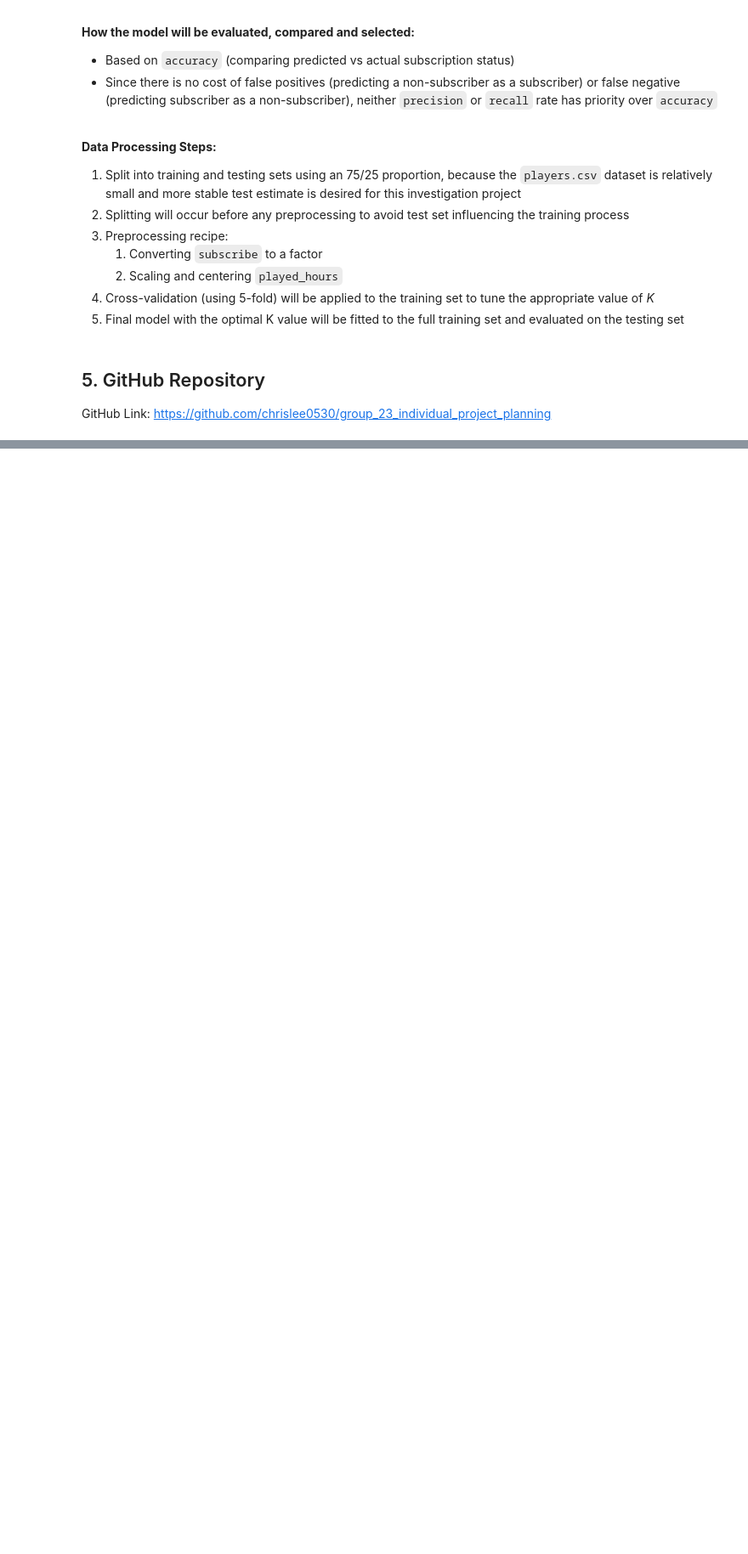
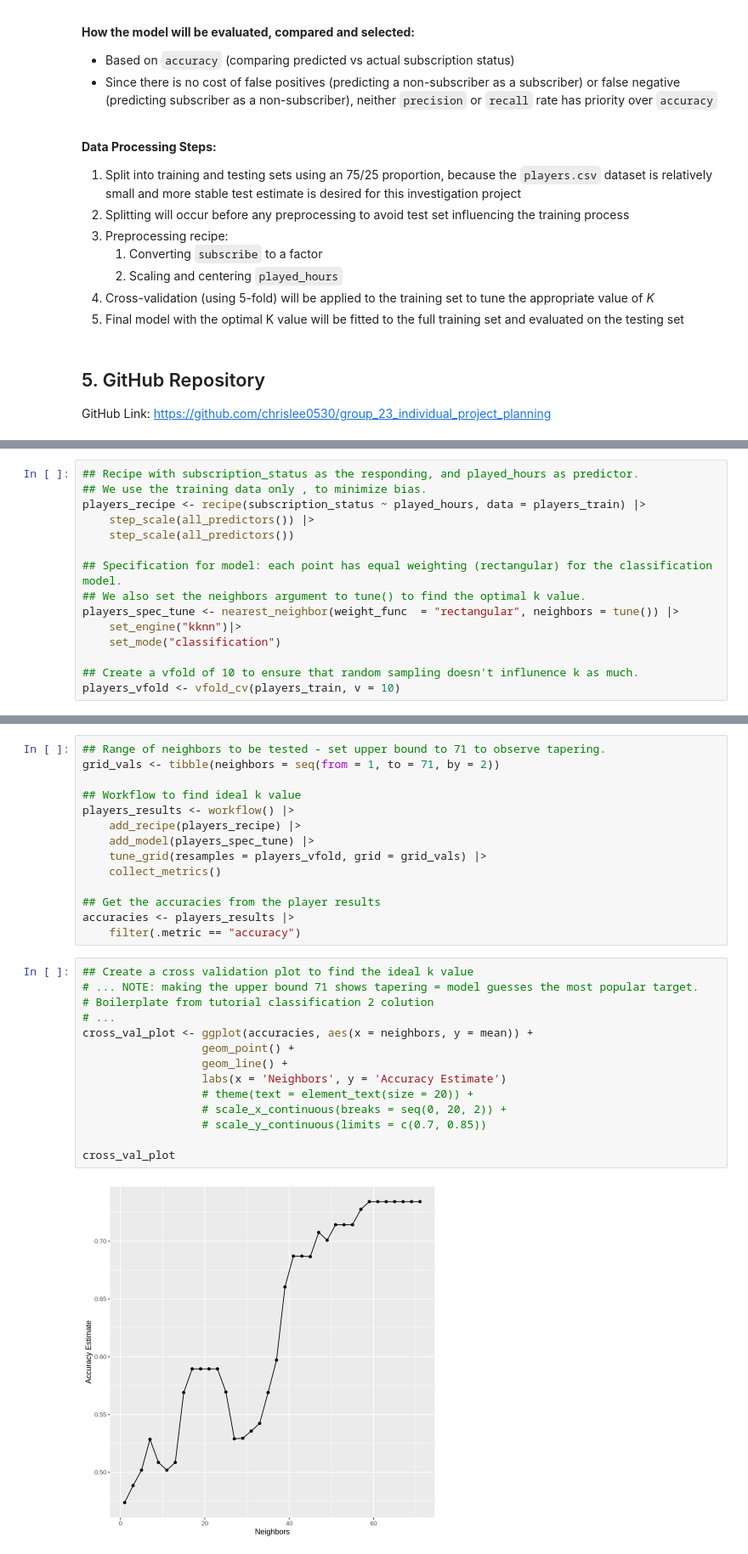
Before and after one commit to chrislee0530/group_23_project_final_report, a Jupyter notebook: group_23_project_final_report.ipynb, the cells around one changed output, grey strips where cells are left out. Shown: that part at 85% size. Drawn from its saved outputs; the diff is of its cells as text; blank space fills up the shorter version.

```diff
--- a/group_23_project_final_report.ipynb
+++ b/group_23_project_final_report.ipynb
@@ -230,0 +279,15 @@ GitHub Link: https://github.com/chrislee0530/group_23_individual_project_plannin
+# %%
+## Recipe with subscription_status as the responding, and played_hours as predictor.
+## We use the training data only , to minimize bias.
+players_recipe <- recipe(subscription_status ~ played_hours, data = players_train) |>
+    step_scale(all_predictors()) |>
+    step_scale(all_predictors())
+
+## Specification for model: each point has equal weighting (rectangular) for the classification model.
+## We also set the neighbors argument to tune() to find the optimal k value.
+players_spec_tune <- nearest_neighbor(weight_func  = "rectangular", neighbors = tune()) |>
+    set_engine("kknn")|>
+    set_mode("classification")
+
+## Create a vfold of 10 to ensure that random sampling doesn't influnence k as much.
+players_vfold <- vfold_cv(players_train, v = 10)
@@ -230,0 +296,30 @@ GitHub Link: https://github.com/chrislee0530/group_23_individual_project_plannin
+# %%
+## Range of neighbors to be tested - set upper bound to 71 to observe tapering.
+grid_vals <- tibble(neighbors = seq(from = 1, to = 71, by = 2))
+
+## Workflow to find ideal k value
+players_results <- workflow() |>
+    add_recipe(players_recipe) |>
+    add_model(players_spec_tune) |>
+    tune_grid(resamples = players_vfold, grid = grid_vals) |>
+    collect_metrics()
+
+## Get the accuracies from the player results
+accuracies <- players_results |>
+    filter(.metric == "accuracy")
+# %%
+## Create a cross validation plot to find the ideal k value
+# ... NOTE: making the upper bound 71 shows tapering = model guesses the most popular target.
+# Boilerplate from tutorial classification 2 colution
+# ...
+cross_val_plot <- ggplot(accuracies, aes(x = neighbors, y = mean)) +
+                  geom_point() +
+                  geom_line() +
+                  labs(x = 'Neighbors', y = 'Accuracy Estimate')
+                  # theme(text = element_text(size = 20)) +
+                  # scale_x_continuous(breaks = seq(0, 20, 2)) +
+                  # scale_y_continuous(limits = c(0.7, 0.85))
+
+cross_val_plot
+# %% [output]
+[figure, added]
```
Also changed, not shown: parts of 9 cells of this notebook.
